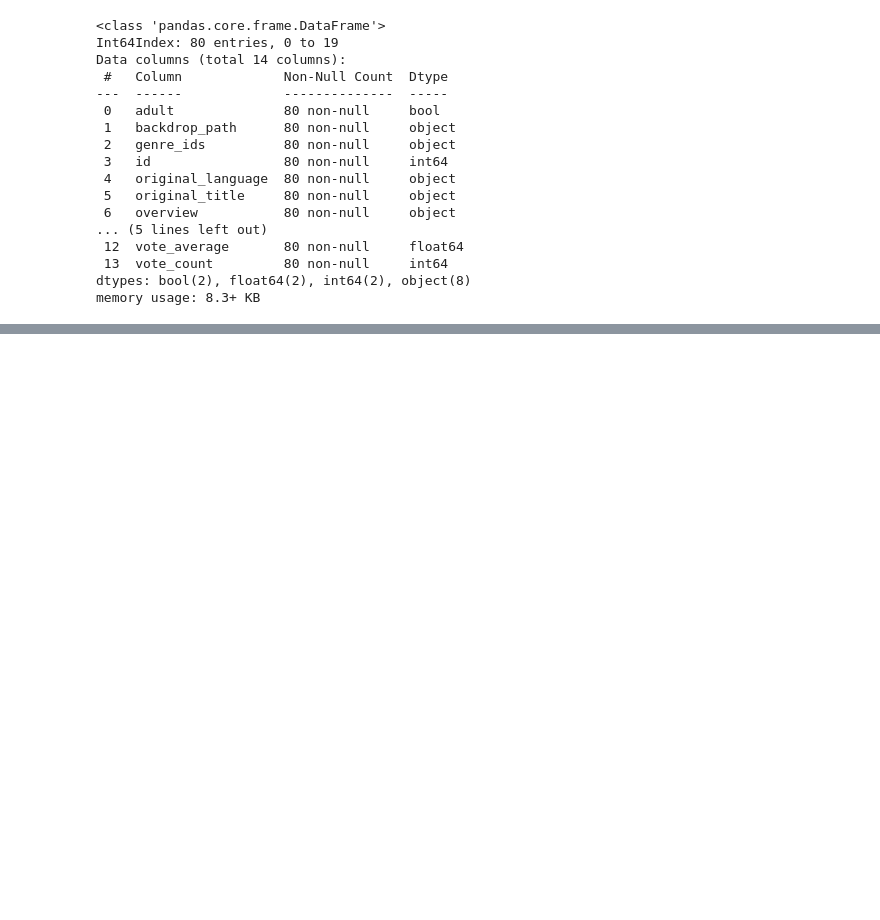
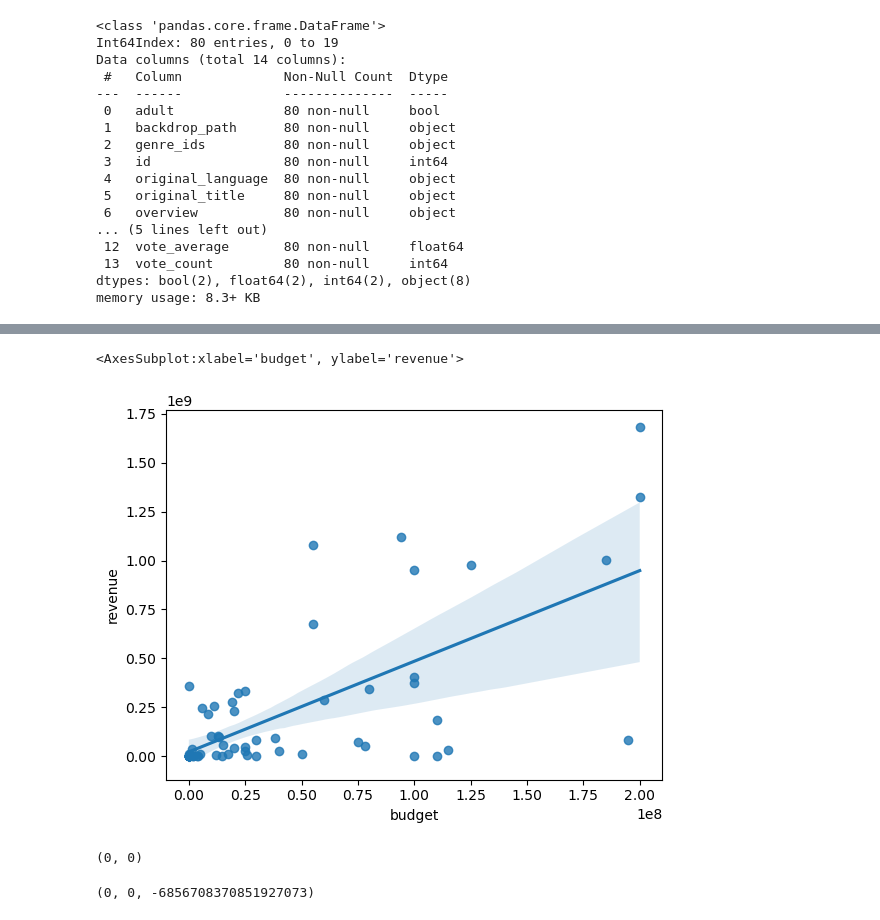
Before and after one commit to Asiandra/Artificial_Intelligence, a Jupyter notebook: Semester 1/Movies/Movies.ipynb, the cells around one changed output, grey strips where cells are left out. Cells and saved outputs as stored; diff of their text form; code cells hidden in the pictures; blank space fills up the shorter version.

```diff
--- a/Semester 1/Movies/Movies.ipynb
+++ b/Semester 1/Movies/Movies.ipynb
@@ -118,4 +118,25 @@ df.head()
 # %%
 df.drop_duplicates(subset=['id'], inplace=True)
 # %%
-len(df["id"].unique())==len(df)
+def get_revenue_budget(df):
+    data = {
+        "id":[],
+        "budget": [],
+        "revenue": []
+    }
+
+    for i in df["id"]:
+        data["id"].append(i)
+        url = "https://api.themoviedb.org/3/movie/"+str(i)+"?language=en-US"
+
+        headers = {
+            "accept": "application/json",
+            "Authorization": "Bearer eyJhbGciOiJIUzI1NiJ9.eyJhdWQiOiI4Nzk4M2ZiZTk3Njk4OGE5ZTIyMzMwZWJmMDMwYTFhZSIsIm5iZiI6MTcyNzk3MTk0OS45MTA1MjcsInN1YiI6IjYzNzQyNGMyNDZlNzVmMDA5MGE3YmRhYyIsInNjb3BlcyI6WyJhcGlfcmVhZCJdLCJ2ZXJzaW9uIjoxfQ.ZsTpMVaVlF8ioN3-WiYEatqWmnGQhCKlILQv4Xi6Eec"
+        }
+
+        response = requests.get(url, headers=headers)
+        response = response.json()
+        data["budget"].append(response["budget"])
+        data["revenue"].append(response["revenue"])
+
+    return pd.DataFrame(data)
@@ -123,0 +143,3 @@ True
+# %%
+money_df = get_revenue_budget(df)
+money_df.head()
@@ -123,0 +153,3 @@ True
+# %%
+df = pd.merge(df, money_df, how="inner", on="id")
+df.head()
@@ -123,0 +163,9 @@ True
+# %%
+sns.regplot(data=df, x="budget", y="revenue")
+# %% [output]
+<AxesSubplot:xlabel='budget', ylabel='revenue'>
+[figure, added]
+# %%
+best_fit(df, "budget", "revenue")
+# %% [output]
+(0, 0)
@@ -123,0 +175,14 @@ True
+# %%
+def best_fit(data, x, y):
+    m=0
+    b=0
+    res=0
+    for i in range(len(data)):
+        pred_y=(m*data.loc[i][x])+b
+        act_y=data.loc[i][y]
+        res=res+(act_y-pred_y)**2
+    return (m, b, res)
+
+best_fit(df, "budget", "revenue"
+# %% [output]
+(0, 0, -6856708370851927073)
```
Also changed, not shown: parts of 7 cells of this notebook, 1 other file.
